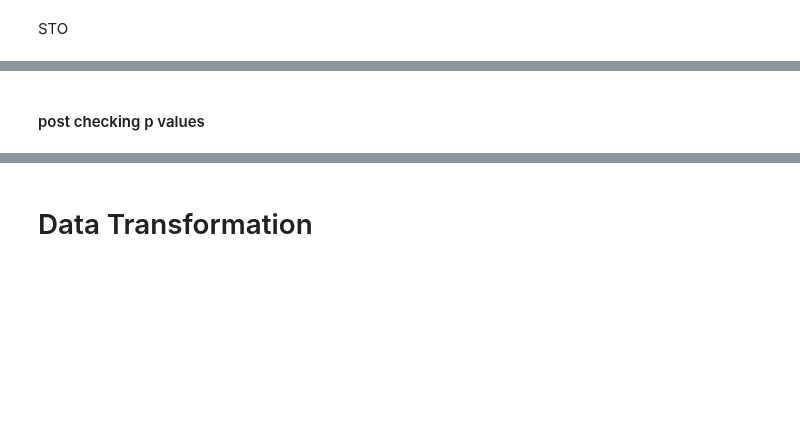
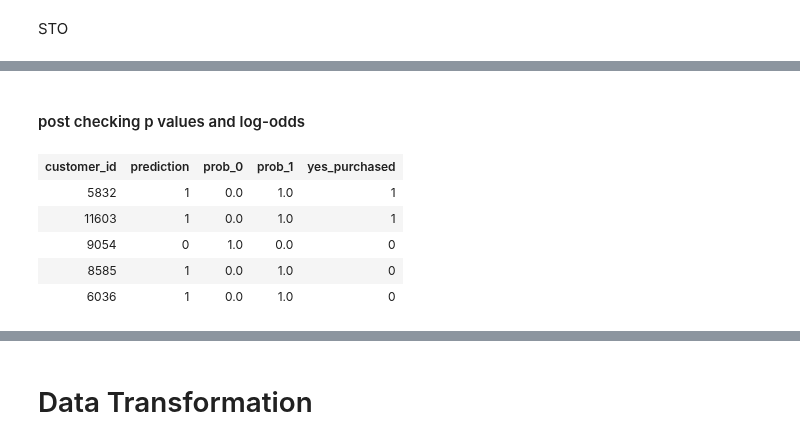
Before and after one commit to Teradata/jupyter-demos, a Jupyter notebook: UseCases/Dell_Innovation_Day/GLM_Classification.ipynb, the cells around one changed output, grey strips where cells are left out. Drawn from its saved outputs; the diff is of its cells as text; code cells hidden in the pictures; blank space fills up the shorter version.

```diff
--- a/UseCases/Dell_Innovation_Day/GLM_Classification.ipynb
+++ b/UseCases/Dell_Innovation_Day/GLM_Classification.ipynb
@@ -287,2 +335,2 @@ print('computation time :', tac-tic,'seconds')
 # %% [markdown]
-#### post checking p values
+#### post checking p values and log-odds
@@ -308,12 +354,21 @@ glm_model = GLM(input_columns= df_transformed.columns[1:-1] ,
 # %%
 glm_prediction = glm_model.predict(
     newdata = df_transformed,
     id_column = 'customer_id',
     accumulate = 'yes_purchased',
     output_prob = True,
     output_responses = ['0', '1']
 )
 
 out = glm_prediction.result.assign(prediction = glm_prediction.result.prediction.cast(type_ = BYTEINT))
 out = out.assign(prediction = out.prediction.cast(type_ = VARCHAR(2)))
 out = out.assign(purchased = out.yes_purchased.cast(type_ = VARCHAR(2)))
+out = out.drop(["purchased"], axis = 1)
+out
+# %% [output]
+| customer_id | prediction | prob_0 | prob_1 | yes_purchased |
+| 5832 | 1 | 0.0 | 1.0 | 1 |
+| 11603 | 1 | 0.0 | 1.0 | 1 |
+| 9054 | 0 | 1.0 | 0.0 | 0 |
+| 8585 | 1 | 0.0 | 1.0 | 0 |
+| 6036 | 1 | 0.0 | 1.0 | 0 |
```
Also changed, not shown: parts of 29 cells of this notebook, 1 other file.
